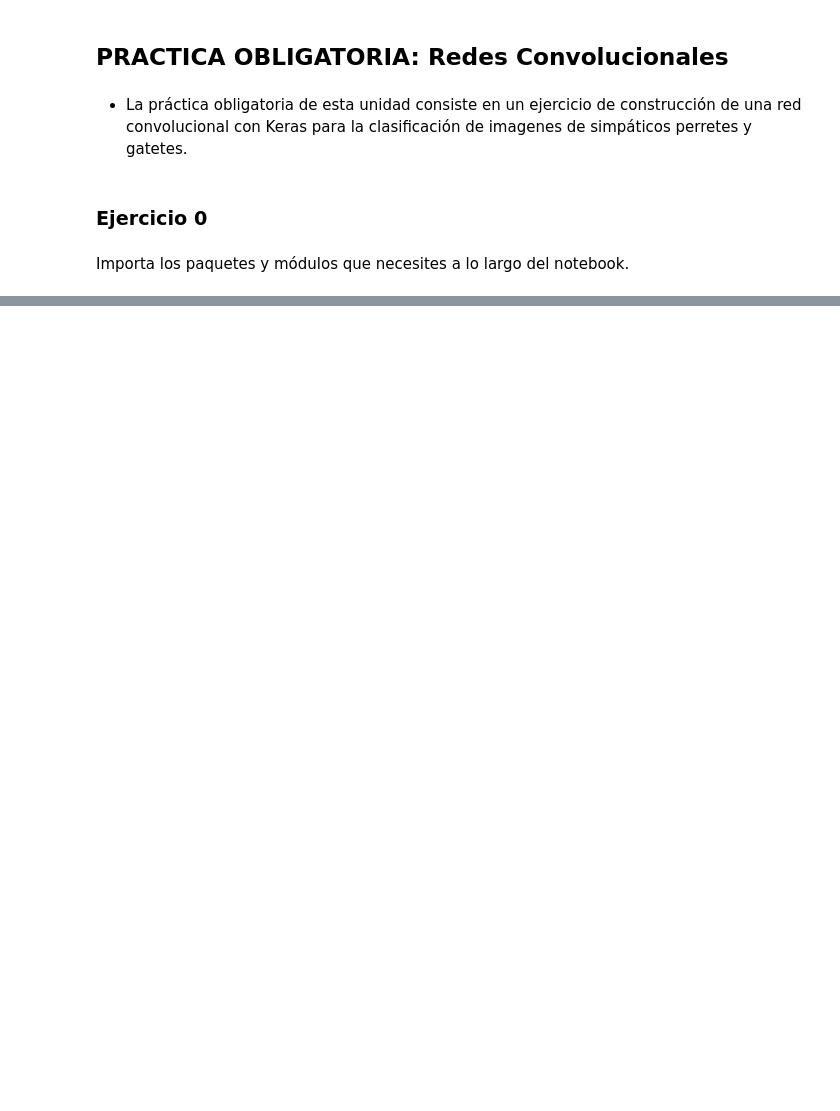
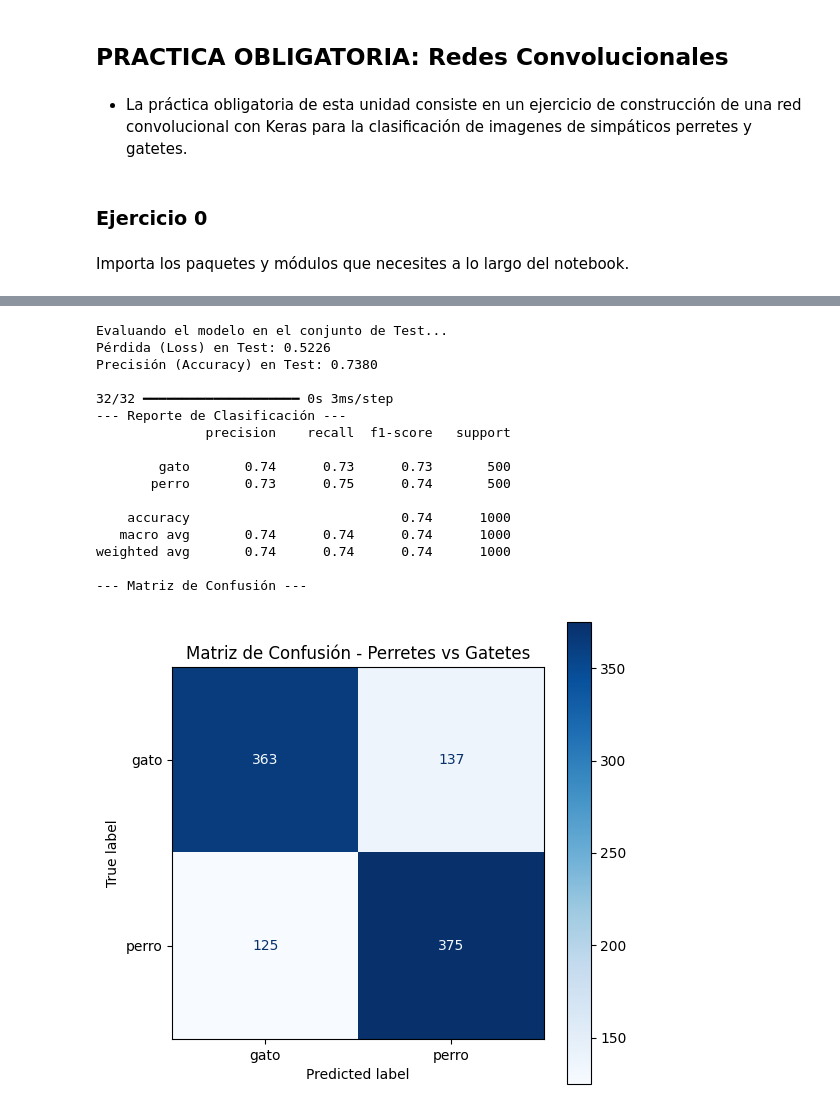
Before and after one commit to JPG250493/Repo-Ejercicios-Jesus, a Jupyter notebook: 05_Deep_Learning/Sprint_16/Unidad_01_CNN_Redes_Convolucionales/03_Practica_Obligatoria/18_Practica_Obligatoria_CNN_Redes_Convolucionales.ipynb, the cells around one changed output, grey strips where cells are left out. Cells and saved outputs as stored; diff of their text form; code cells hidden in the pictures; blank space fills up the shorter version.

```diff
--- a/05_Deep_Learning/Sprint_16/Unidad_01_CNN_Redes_Convolucionales/03_Practica_Obligatoria/18_Practica_Obligatoria_CNN_Redes_Convolucionales.ipynb
+++ b/05_Deep_Learning/Sprint_16/Unidad_01_CNN_Redes_Convolucionales/03_Practica_Obligatoria/18_Practica_Obligatoria_CNN_Redes_Convolucionales.ipynb
@@ -34,0 +312,51 @@ Repite los pasos 3 a 5 utilizando el generador de imágenes sintéticas o Image
+# %%
+from sklearn.metrics import classification_report, confusion_matrix, ConfusionMatrixDisplay
+import matplotlib.pyplot as plt
+import numpy as np
+
+# 1. Evaluación general del modelo con los datos de prueba (test)
+print("Evaluando el modelo en el conjunto de Test...")
+test_loss, test_accuracy = modelo.evaluate(X_test_norm, y_test_enc, verbose=0)
+print(f"Pérdida (Loss) en Test: {test_loss:.4f}")
+print(f"Precisión (Accuracy) en Test: {test_accuracy:.4f}\n")
+
+# 2. Generar las predicciones
+# La capa final usa activación 'sigmoid', por lo que devuelve probabilidades de 0 a 1.
+# Por convención, >= 0.5 se asigna a la clase 1 y < 0.5 a la clase 0.
+y_pred_prob = modelo.predict(X_test_norm)
+y_pred = (y_pred_prob >= 0.5).astype(int)
+
+# 3. Reporte de clasificación
+print("--- Reporte de Clasificación ---")
+# Recuperamos los nombres reales de las clases que asignó el LabelEncoder ('gato', 'perro')
+etiquetas = le.classes_
+print(classification_report(y_test_enc, y_pred, target_names=etiquetas))
+
+# 4. Matriz de Confusión
+print("--- Matriz de Confusión ---")
+cm = confusion_matrix(y_test_enc, y_pred)
+disp = ConfusionMatrixDisplay(confusion_matrix=cm, display_labels=etiquetas)
+
+# Dibujamos la matriz con un mapa de color azul
+fig, ax = plt.subplots(figsize=(6, 6))
+disp.plot(cmap='Blues', ax=ax, values_format='d')
+plt.title('Matriz de Confusión - Perretes vs Gatetes')
+plt.show()
+# %% [output]
+Evaluando el modelo en el conjunto de Test...
+Pérdida (Loss) en Test: 0.5226
+Precisión (Accuracy) en Test: 0.7380
+
+32/32 ━━━━━━━━━━━━━━━━━━━━ 0s 3ms/step
+--- Reporte de Clasificación ---
+              precision    recall  f1-score   support
+
+        gato       0.74      0.73      0.73       500
+       perro       0.73      0.75      0.74       500
+
+    accuracy                           0.74      1000
+   macro avg       0.74      0.74      0.74      1000
+weighted avg       0.74      0.74      0.74      1000
+
+--- Matriz de Confusión ---
+[figure, added]
```
Also changed, not shown: parts of 16 cells of this notebook.
